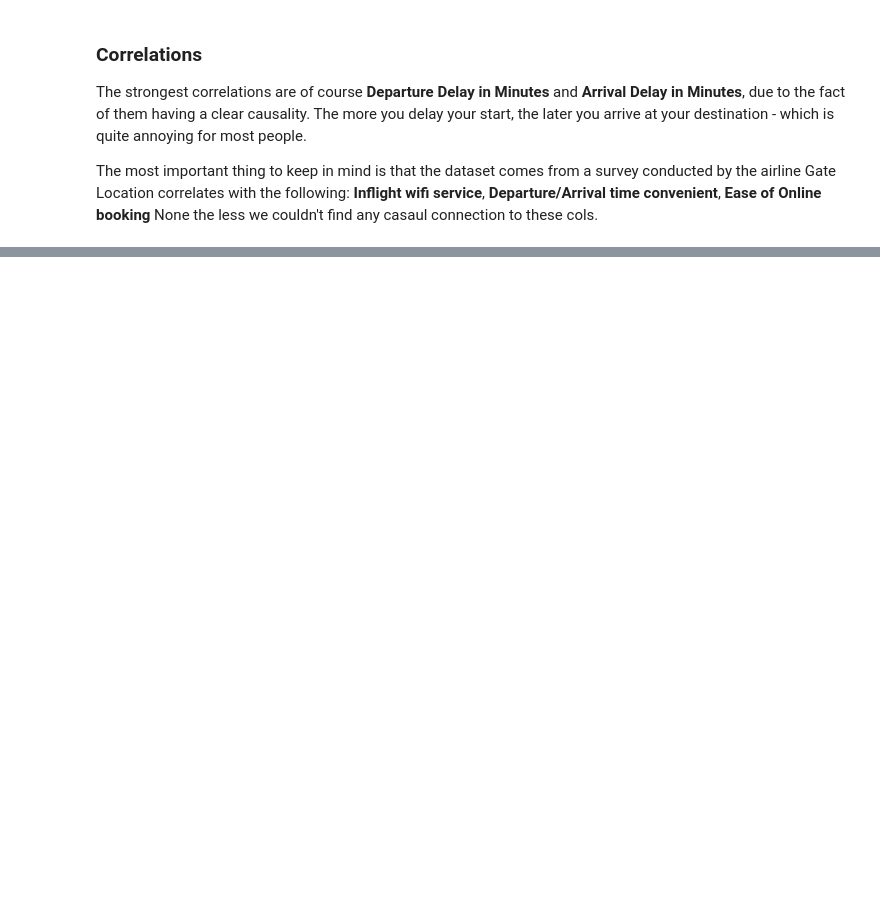
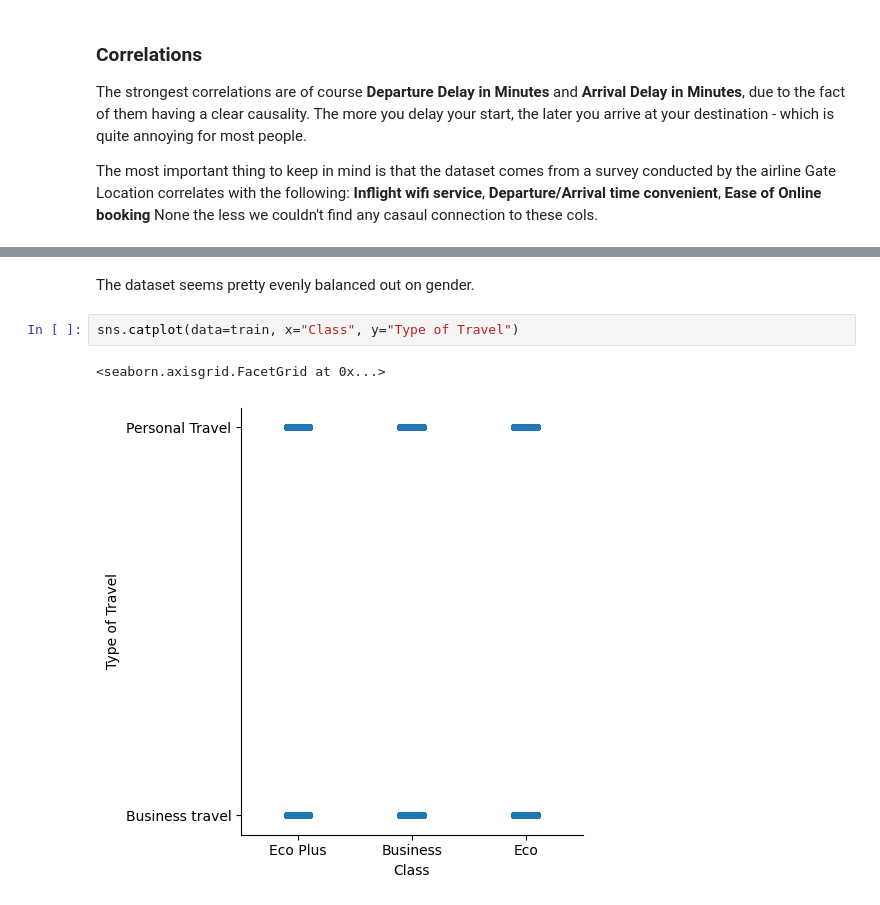
Before and after one commit to DenizCiger/airline-passenger-satisfaction, a Jupyter notebook: airlines.ipynb, the cells around one changed output, grey strips where cells are left out. Cells and saved outputs as stored; diff of their text form; blank space fills up the shorter version.

```diff
--- a/airlines.ipynb
+++ b/airlines.ipynb
@@ -60,0 +113,7 @@ None the less we couldn't find any casaul connection to these cols.
+# %% [markdown]
+The dataset seems pretty evenly balanced out on gender.
+# %%
+sns.catplot(data=train, x="Class", y="Type of Travel")
+# %% [output]
+<seaborn.axisgrid.FacetGrid at 0x...>
+[figure, added]
```
Also changed, not shown: parts of 8 cells of this notebook.
